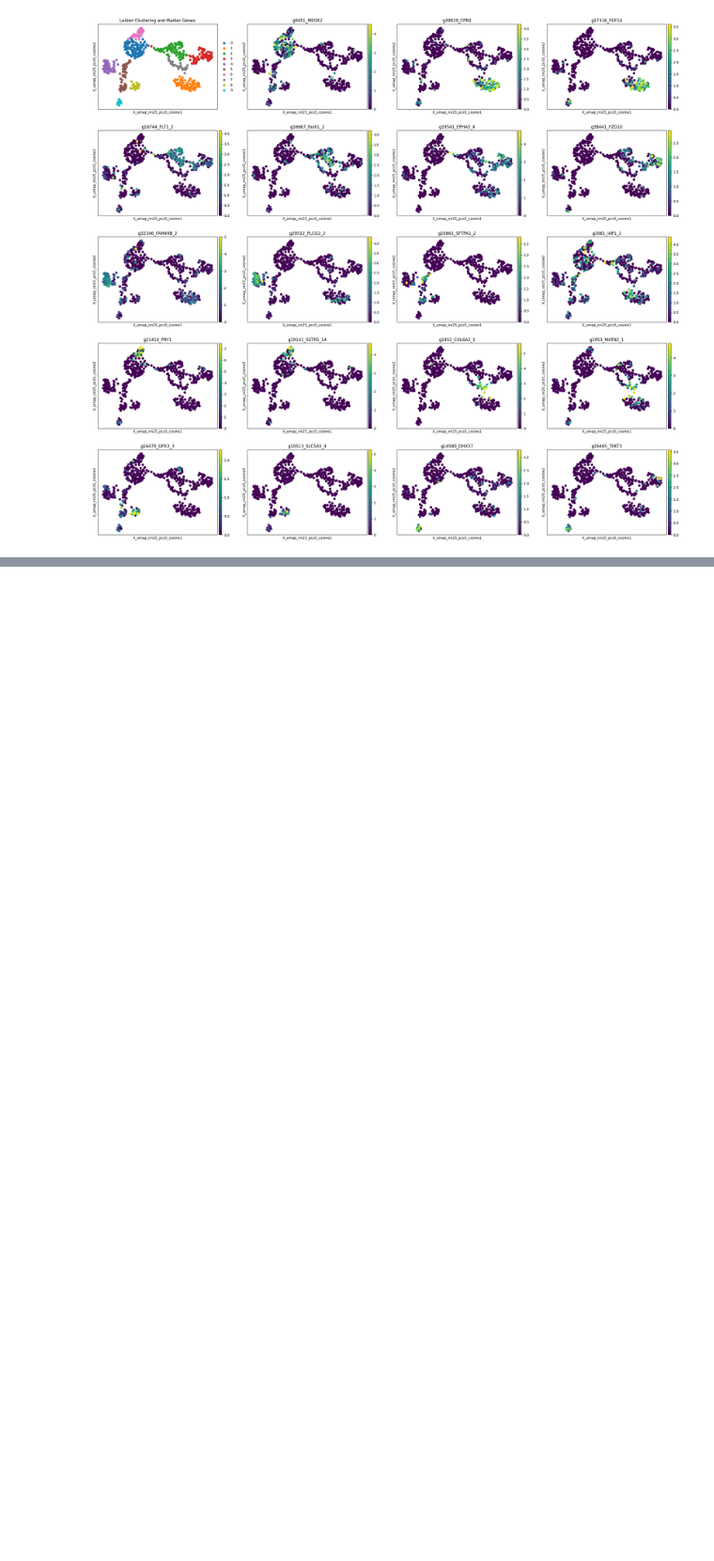
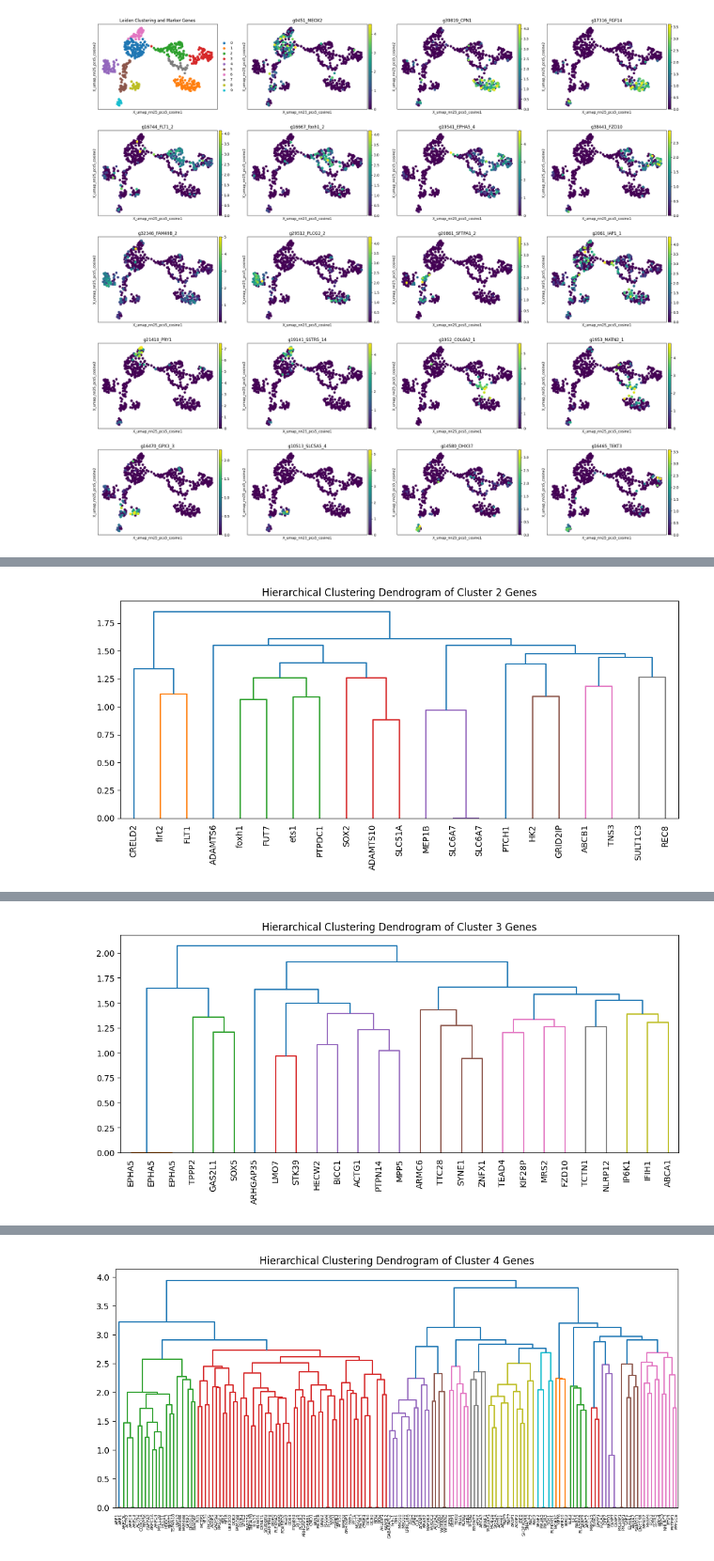
Before and after one commit to ateferos77/Butryllus_Brain_scRNAseq, a Jupyter notebook: Botryllus_dataset2_Base.ipynb, the cells around one changed output, grey strips where cells are left out. Shown at 94% size. Saved outputs shown, nothing was run; the diff lists cells and outputs as text; code cells hidden in the pictures; blank space fills up the shorter version.

```diff
--- a/Botryllus_dataset2_Base.ipynb
+++ b/Botryllus_dataset2_Base.ipynb
@@ -1267,0 +1480,67 @@ WARNING: The title list is shorter than the number of panels. Using 'color' valu
+# %%
+min_module_size_to_plot = 3  # minimum size to plot dendrogram
+
+for cluster in clusters_to_analyze:
+    genes = cluster_gene_dict.get(cluster, [])
+    print(f"\nAnalyzing cluster {cluster} with {len(genes)} marker genes")
+
+    if genes:
+        # Map genes using your mapping dict
+        mapped_genes = []
+        for g in genes:
+            matches = list(mapping.get(g.upper(), []))
+            if matches:
+                mapped_genes.append(matches[0])
+            else:
+                print(f"Gene {g} not found in mapping.")
+
+        if not mapped_genes:
+            print(f"No mapped genes found in adata.var_names for cluster {cluster}.")
+            continue
+
+        # Subset adata cells and extract expression
+        cells = adata.obs[cluster_key] == cluster
+        expr = adata[cells, mapped_genes].X
+
+        if hasattr(expr, "toarray"):
+            expr = expr.toarray()
+
+        # Filter genes by variance
+        var_per_gene = np.var(expr, axis=0)
+        var_threshold = 1e-5
+        keep_mask = var_per_gene > var_threshold
+        expr_filtered = expr[:, keep_mask]
+        filtered_genes = np.array(genes)[keep_mask]
+
+        if len(filtered_genes) == 0:
+            print(f"No genes passed variance filter for cluster {cluster}. Skipping.")
+            continue
+
+        # Correlation matrix
+        corr_matrix = np.corrcoef(expr_filtered.T)
+        corr_df = pd.DataFrame(corr_matrix, index=filtered_genes, columns=filtered_genes)
+
+        # Hierarchical clustering linkage
+        Z = linkage(corr_df, method='average')
+
+        # Cut dendrogram at threshold
+        t = 1.0
+        cluster_modules = fcluster(Z, t=t, criterion='distance')
+        module_assignments = pd.Series(cluster_modules, index=corr_df.index)
+
+        module_sizes = module_assignments.value_counts()
+        print(f"Module sizes for cluster {cluster}:")
+        print(module_sizes)
+
+        # Check if any module is large enough to plot
+        if module_sizes.max() >= min_module_size_to_plot:
+            plt.figure(figsize=(10, 5))
+            dendrogram(Z, labels=corr_df.index, leaf_rotation=90)
+            plt.title(f'Hierarchical Clustering Dendrogram of Cluster {cluster} Genes')
+            plt.tight_layout()
+            plt.show()
+        else:
+            print(f"Skipping dendrogram plot for cluster {cluster} because max module size ({module_sizes.max()}) is smaller than {min_module_size_to_plot}.")
+    else:
+        print(f"No marker genes found for cluster {cluster}")
+# %% [output]
@@ -1267,0 +1564 @@ WARNING: The title list is shorter than the number of panels. Using 'color' valu
+[figure, added]
@@ -1267,0 +1582 @@ WARNING: The title list is shorter than the number of panels. Using 'color' valu
+[figure, added]
@@ -1267,0 +1597 @@ WARNING: The title list is shorter than the number of panels. Using 'color' valu
+[figure, added]
```
Also changed, not shown: parts of 18 cells of this notebook.
